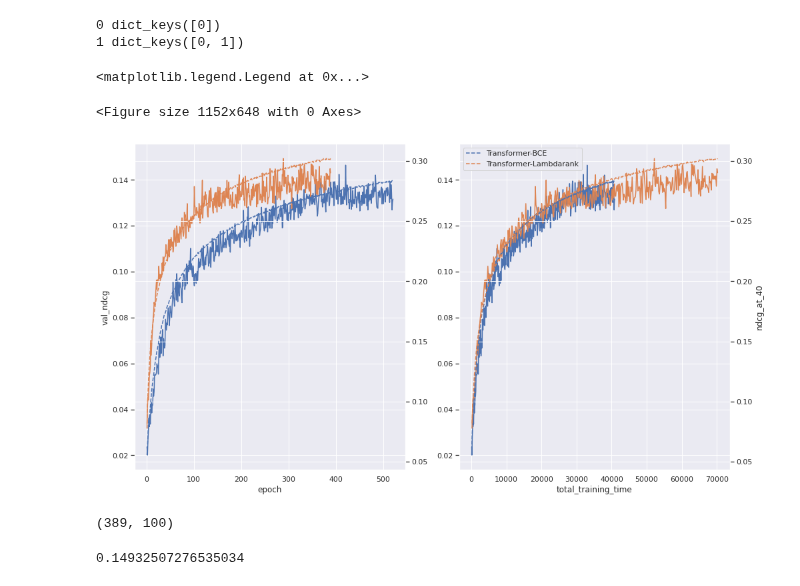
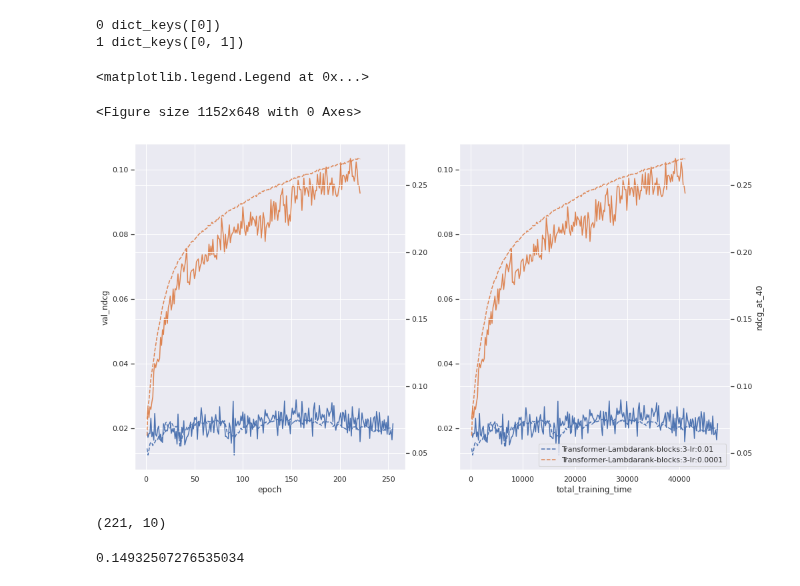
Before and after one commit to asash/gptrec_rl, a Jupyter notebook: evaluation/Results_analysis.ipynb, the cells around one changed output. Drawn from its saved outputs; the diff is of its cells as text; code cells hidden in the pictures.

Commit message:
more learning rate experiments

```diff
--- a/evaluation/Results_analysis.ipynb
+++ b/evaluation/Results_analysis.ipynb
@@ -24,9 +24,11 @@ sb.set()
 
 
 #Transformer-Lambdarank 0.1603
-experiment_logs = './results/ml_benchmark20m_2021_11_19T17_43_30/stdout'
+#experiment_logs = './results/ml_benchmark20m_2021_11_19T17_43_30/stdout'
 
 #experiment_logs = './results/ml_benchmark20m_2021_11_23T14_39_04/stdout'
+
+experiment_logs = './results/ml_benchmark20m_2021_11_25T09_41_35/stdout'
 
 
 def is_experiment_start(line):
@@ -155,7 +150,7 @@ fig, ax = plt.subplots(1, len(axises))
 fig.set_figheight(9)
 fig.set_figwidth(16)
 
-interesting_models = ['Salrec-Lambdarank', 'Salrec-BCE', 'Transformer-BCE', 'Transformer-Lambdarank', 'Transformer-Lambdarank-4', 'Transformer-BCE-4']
+interesting_models = ['Transformer-Lambdarank-blocks:3-lr:0.01', 'Transformer-Lambdarank-blocks:3-lr:0.0001', 'Transformer-Lambdarank']
 second_metrics = {}
 
 for recommender in data:
@@ -173,38 +168,38 @@ for recommender in data:
 
         #plt.plot(val_success, label=recommender['model_name'] + "val_sps")
         #plt.plot(success, label=recommender['model_name'] + "sps")
         for axis_num in range(len(axises)):
             axis_name = axises[axis_num]
             axis = get_metric(history, axis_name)[moving_average_steps - 1:][:max_points]
             ax[axis_num].plot(axis, metric,label=recommender['model_name'])
 
             ax[axis_num].set_xlabel(axis_name)
             if axis_num == 0:
                 ax[axis_num].set_ylabel(metric_name)
 
             if (second_metric_name != None):
                 if axis_num not in second_metrics:
                     second_metrics[axis_num] = ax[axis_num].twinx()
                     print(axis_num, second_metrics.keys())
                 ax2 = second_metrics[axis_num]
                 if axis_num == 1:
                     ax2.set_ylabel(second_metric_name)
                 ax2.plot(axis, second_metric, '--', label=recommender['model_name'],)
 
 
         #plt.plot(ndcg, label=recommender['model_name'] + "ndcg")
         #plt.plot(val_success, label=recommender['model_name'] + "_val_sps")
 plt.legend()
 # %% [output]
 0 dict_keys([0])
 1 dict_keys([0, 1])
 <matplotlib.legend.Legend at 0x...>
 <Figure size 1152x648 with 0 Axes>
-[figure, old version]
+[figure, new version]
 # %%
 len(metric), len(metric) - np.argmax(metric) - 1
 # %% [output]
-(389, 100)
+(221, 10)
 # %%
 max(metric)
 # %% [output]
```
Also changed, not shown: parts of 1 cell of this notebook, 1 other file.
